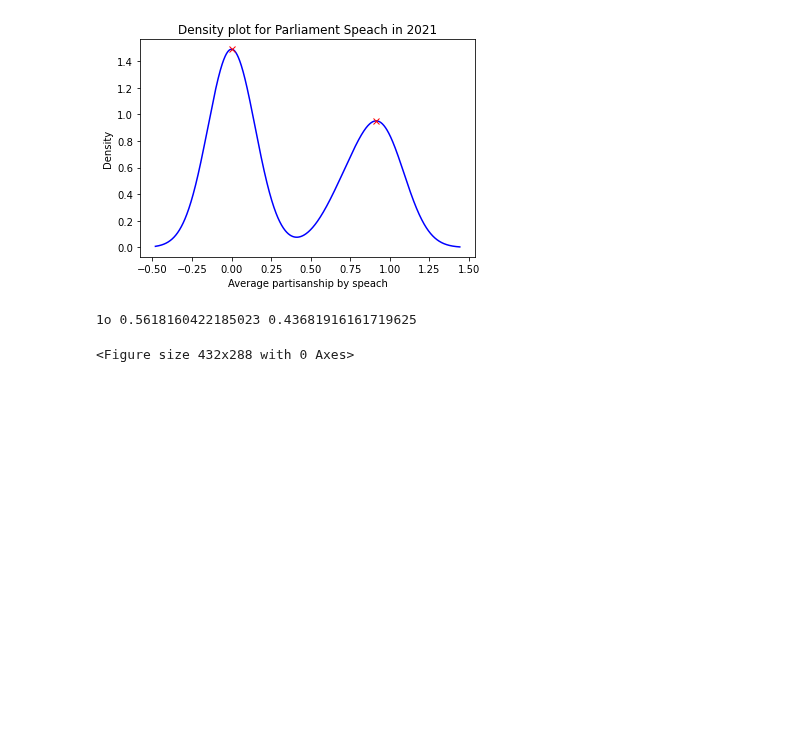
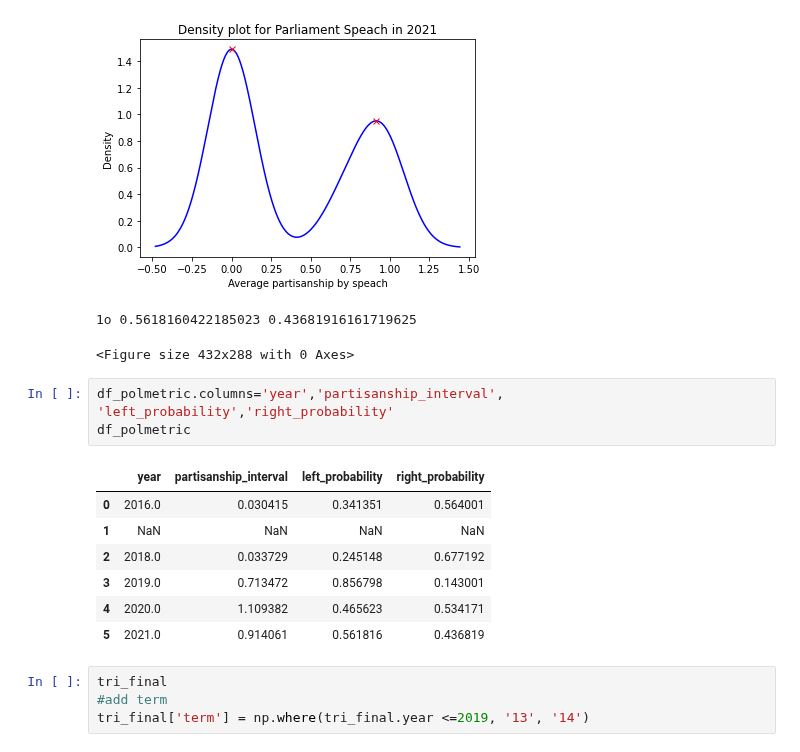
Before and after one commit to CT-P/portuguese_open_data, a Jupyter notebook: code/explore/political_online_polarization.ipynb, the cells around one changed output. Saved outputs shown, nothing was run; the diff lists cells and outputs as text; blank space fills up the shorter version.

```diff
--- a/code/explore/online_polarization.ipynb
+++ b/code/explore/political_online_polarization.ipynb
@@ -339,3 +339,18 @@ no data for 2017
 [figure]
 1o 0.5618160422185023 0.43681916161719625
 <Figure size 432x288 with 0 Axes>
+# %%
+df_polmetric.columns='year','partisanship_interval', 'left_probability','right_probability'
+df_polmetric
+# %% [output]
+|  | year | partisanship_interval | left_probability | right_probability |
+| 0 | 2016.0 | 0.030415 | 0.341351 | 0.564001 |
+| 1 | NaN | NaN | NaN | NaN |
+| 2 | 2018.0 | 0.033729 | 0.245148 | 0.677192 |
+| 3 | 2019.0 | 0.713472 | 0.856798 | 0.143001 |
+| 4 | 2020.0 | 1.109382 | 0.465623 | 0.534171 |
+| 5 | 2021.0 | 0.914061 | 0.561816 | 0.436819 |
+# %%
+tri_final
+#add term
+tri_final['term'] = np.where(tri_final.year <=2019, '13', '14')
```
Also changed, not shown: parts of 3 cells of this notebook, 2 other files.
